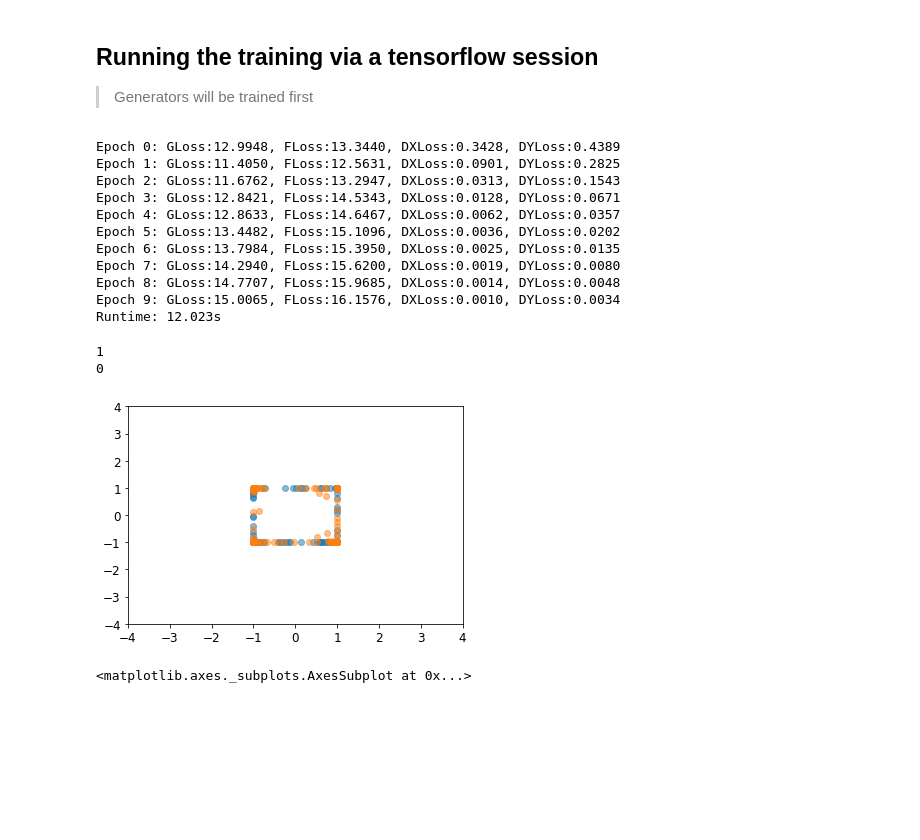
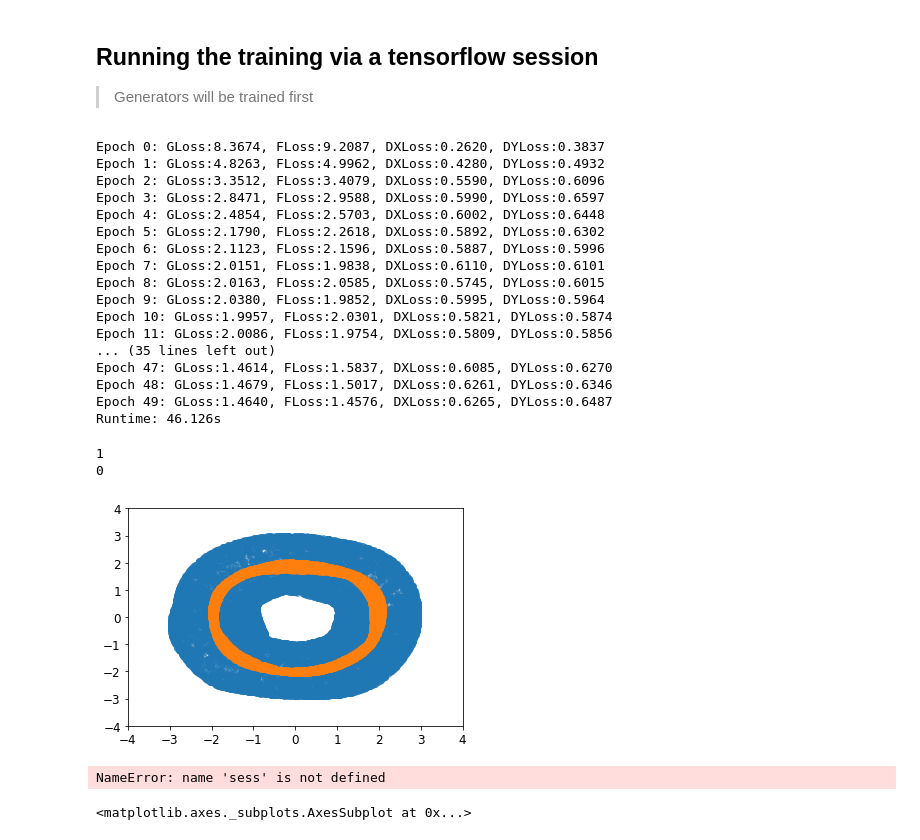
Before and after one commit to ahsanMah/roboGAN, a Jupyter notebook: roboCycleGAN.ipynb, the cells around one changed output. Cells and saved outputs as stored; diff of their text form; code cells hidden in the pictures; blank space fills up the shorter version.

```diff
--- a/roboCycleGAN.ipynb
+++ b/roboCycleGAN.ipynb
@@ -155,7 +155,7 @@ start_time = time.time()
 batch_size = 100
 n_batches = nSamples / batch_size
 
-for epoch in range(10):
+for epoch in range(50):
     for batch_index, batch in enumerate(shuffle_batch(train_data, batch_size)):
         X_batch = batch[:,:nDimX]
         Y_batch = batch[:,nDimX:]
@@ -179,31 +179,41 @@ for epoch in range(10):
 print("Runtime: {:.3f}s".format(time.time()-start_time))
 train_writer.close()
 # %% [output]
-Epoch 0: GLoss:12.9948, FLoss:13.3440, DXLoss:0.3428, DYLoss:0.4389
-Epoch 1: GLoss:11.4050, FLoss:12.5631, DXLoss:0.0901, DYLoss:0.2825
-Epoch 2: GLoss:11.6762, FLoss:13.2947, DXLoss:0.0313, DYLoss:0.1543
-Epoch 3: GLoss:12.8421, FLoss:14.5343, DXLoss:0.0128, DYLoss:0.0671
-Epoch 4: GLoss:12.8633, FLoss:14.6467, DXLoss:0.0062, DYLoss:0.0357
-Epoch 5: GLoss:13.4482, FLoss:15.1096, DXLoss:0.0036, DYLoss:0.0202
-Epoch 6: GLoss:13.7984, FLoss:15.3950, DXLoss:0.0025, DYLoss:0.0135
-Epoch 7: GLoss:14.2940, FLoss:15.6200, DXLoss:0.0019, DYLoss:0.0080
-Epoch 8: GLoss:14.7707, FLoss:15.9685, DXLoss:0.0014, DYLoss:0.0048
-Epoch 9: GLoss:15.0065, FLoss:16.1576, DXLoss:0.0010, DYLoss:0.0034
-Runtime: 12.023s
+Epoch 0: GLoss:8.3674, FLoss:9.2087, DXLoss:0.2620, DYLoss:0.3837
+Epoch 1: GLoss:4.8263, FLoss:4.9962, DXLoss:0.4280, DYLoss:0.4932
+Epoch 2: GLoss:3.3512, FLoss:3.4079, DXLoss:0.5590, DYLoss:0.6096
+Epoch 3: GLoss:2.8471, FLoss:2.9588, DXLoss:0.5990, DYLoss:0.6597
+Epoch 4: GLoss:2.4854, FLoss:2.5703, DXLoss:0.6002, DYLoss:0.6448
+Epoch 5: GLoss:2.1790, FLoss:2.2618, DXLoss:0.5892, DYLoss:0.6302
+Epoch 6: GLoss:2.1123, FLoss:2.1596, DXLoss:0.5887, DYLoss:0.5996
+Epoch 7: GLoss:2.0151, FLoss:1.9838, DXLoss:0.6110, DYLoss:0.6101
+Epoch 8: GLoss:2.0163, FLoss:2.0585, DXLoss:0.5745, DYLoss:0.6015
+Epoch 9: GLoss:2.0380, FLoss:1.9852, DXLoss:0.5995, DYLoss:0.5964
+Epoch 10: GLoss:1.9957, FLoss:2.0301, DXLoss:0.5821, DYLoss:0.5874
+Epoch 11: GLoss:2.0086, FLoss:1.9754, DXLoss:0.5809, DYLoss:0.5856
+... (35 lines left out)
+Epoch 47: GLoss:1.4614, FLoss:1.5837, DXLoss:0.6085, DYLoss:0.6270
+Epoch 48: GLoss:1.4679, FLoss:1.5017, DXLoss:0.6261, DYLoss:0.6346
+Epoch 49: GLoss:1.4640, FLoss:1.4576, DXLoss:0.6265, DYLoss:0.6487
+Runtime: 46.126s
 # %%
 test_data1 = np.concatenate([xr1Test,yr1Test], axis=1)
-generated=sess.run([G(X)], feed_dict={X: test_data1[:100]})
+generated=sess.run([G(X)], feed_dict={X: test_data1[:10000]})
 generated = generated[0]
 
 plotRobotDistribution(generated[:,4:8])
+
+test_data1[]
 # %% [output]
 1
 0
-[figure, old version]
+[figure, new version]
 # %%
 b=sess.run([fake_X], feed_dict={Y:X2[:100]})
 temp2=pd.DataFrame(b[0])
 temp2.plot.scatter(x=0, y=1)
+# %% [output]
+NameError: name 'sess' is not defined
 # %%
 pd.DataFrame(X2[:100]).plot.scatter(x=0,y=1)
 # %% [output]
```
Also changed, not shown: parts of 1 cell of this notebook.
